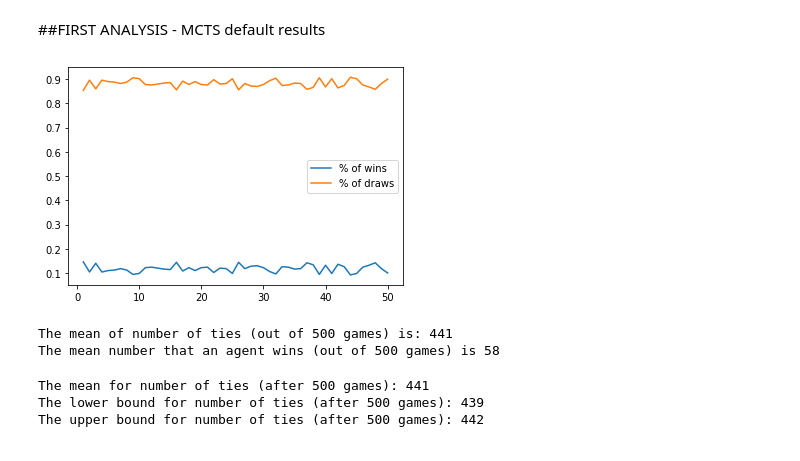
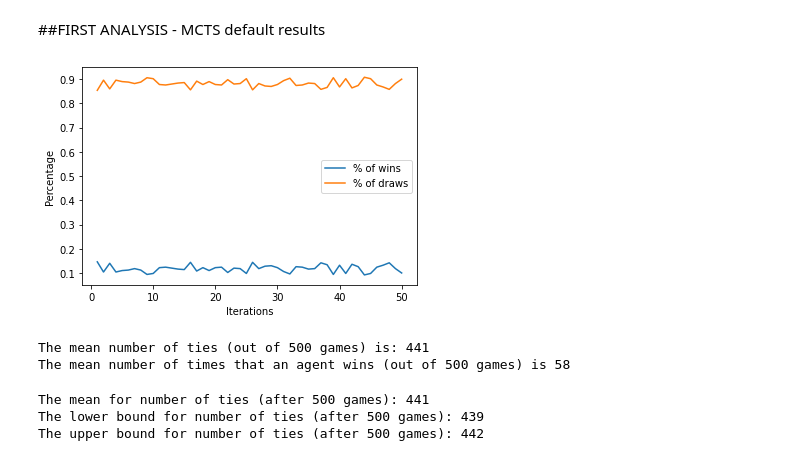
Before and after one commit to fjpa121197/DataScienceDM, a Jupyter notebook: Project/results_analysis.ipynb, the cells around one changed output. Saved outputs shown, nothing was run; the diff lists cells and outputs as text; code cells hidden in the pictures.

```diff
--- a/Project/results_analysis.ipynb
+++ b/Project/results_analysis.ipynb
@@ -17,26 +17,28 @@ df_trees = pd.read_csv('https://raw.githubusercontent.com/fjpa121197/DataScience
 # %%
 ##Lets first take a look at the results using the default random choice in MCTS code
 ##We want to check how many wins we got (either player 1 or 2) and ties
 df_mcts['win_percentage'] = (df_mcts['wins'])/(df_mcts['wins'] + df_mcts['ties'])
 df_mcts['draw_percentage'] = (df_mcts['ties'])/(df_mcts['ties'] + df_mcts['wins'])
 
 #print(df_mcts) #Uncomment to see dataframe
 
 #Lets look at a graph to see the percentage of wins and ties
 plt.plot(df_mcts.iteration,df_mcts.win_percentage)
 plt.plot(df_mcts.iteration,df_mcts.draw_percentage)
+plt.xlabel('Iterations')
+plt.ylabel('Percentage')
 plt.legend(['% of wins', '% of draws'], loc='best')
 plt.savefig("graph_default_mcts.png")
 plt.show()
 
 mean_current_ties = np.mean(df_mcts.values.T[2])
 mean_current_wins = np.mean(df_mcts.values.T[1])
 print("The mean number of ties (out of 500 games) is: " + str(int(mean_current_ties)))
 print("The mean number of times that an agent wins (out of 500 games) is " + str(int(mean_current_wins)))
 # %% [output]
-[figure, old version]
+[figure, new version]
-The mean of number of ties (out of 500 games) is: 441
-The mean number that an agent wins (out of 500 games) is 58
+The mean number of ties (out of 500 games) is: 441
+The mean number of times that an agent wins (out of 500 games) is 58
 # %%
 ##Define function to perform bootstrap. In lab 2, we make our own, so i will use that one here.
 def bootstrap_mean_ci(sample,sample_size,n_iterations,ci):
```
Also changed, not shown: parts of 4 cells of this notebook.
